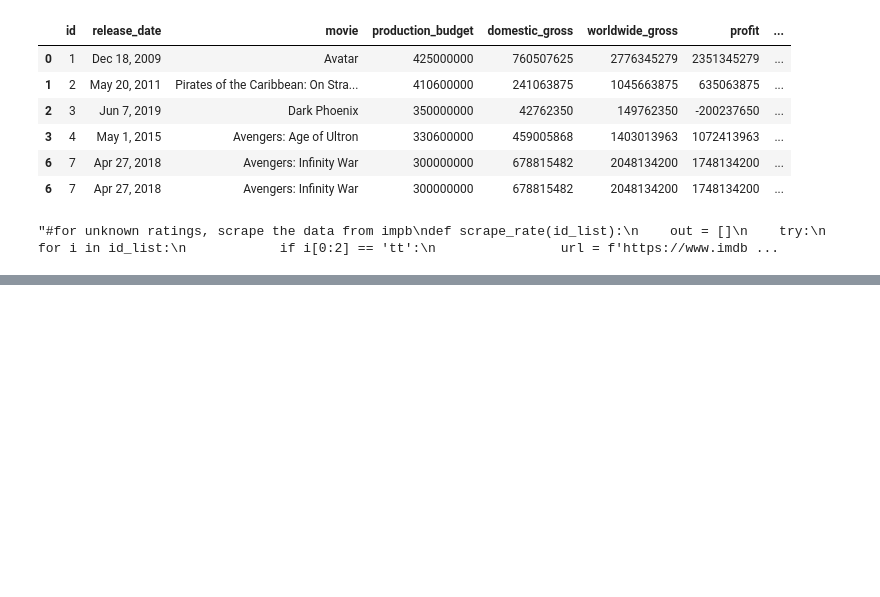
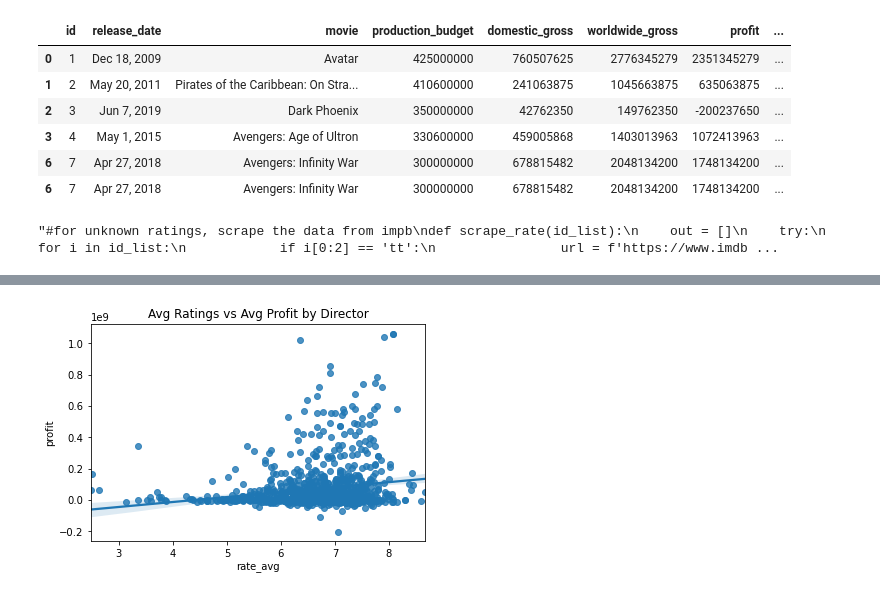
Before and after one commit to camdeman/MMA, a Jupyter notebook: Project_One.ipynb, the cells around one changed output, grey strips where cells are left out. Drawn from its saved outputs; the diff is of its cells as text; code cells hidden in the pictures; blank space fills up the shorter version.

```diff
--- a/Project_One.ipynb
+++ b/Project_One.ipynb
@@ -277,0 +465,2 @@ df['known_ratings'] = df['known_ratings'].apply(scrape_rate)
+# %%
+df = pd.read_csv('Final_data.csv.gz',compression='gzip')
@@ -277,0 +503,18 @@ df['known_ratings'] = df['known_ratings'].apply(scrape_rate)
+# %%
+#calculate ratings statistics
+def get_avg(in_list):
+    return np.average(in_list);
+
+def get_max(in_list):
+    return np.amax(in_list);
+
+def get_min(in_list):
+    return np.amin(in_list);
+
+df['rate_avg'] = df['known_ratings'].apply(get_avg)
+df['rate_max'] = df['known_ratings'].apply(get_max)
+df['rate_min'] = df['known_ratings'].apply(get_min)
+# %%
+#group by director
+df_grouped = df.groupby(by=['nconst']).mean()
+df_grouped.head()
@@ -277,0 +529,8 @@ df['known_ratings'] = df['known_ratings'].apply(scrape_rate)
+# %%
+#create regression
+ax = sns.regplot(x='rate_avg', y = 'profit',data=df_grouped)
+ax.set_title('Avg Ratings vs Avg Profit by Director')
+fig = ax.get_figure()
+fig.savefig('Profit_by_Ratings.pdf')
+# %% [output]
+[figure, added]
```
Also changed, not shown: parts of 16 cells of this notebook, 3 other files.
